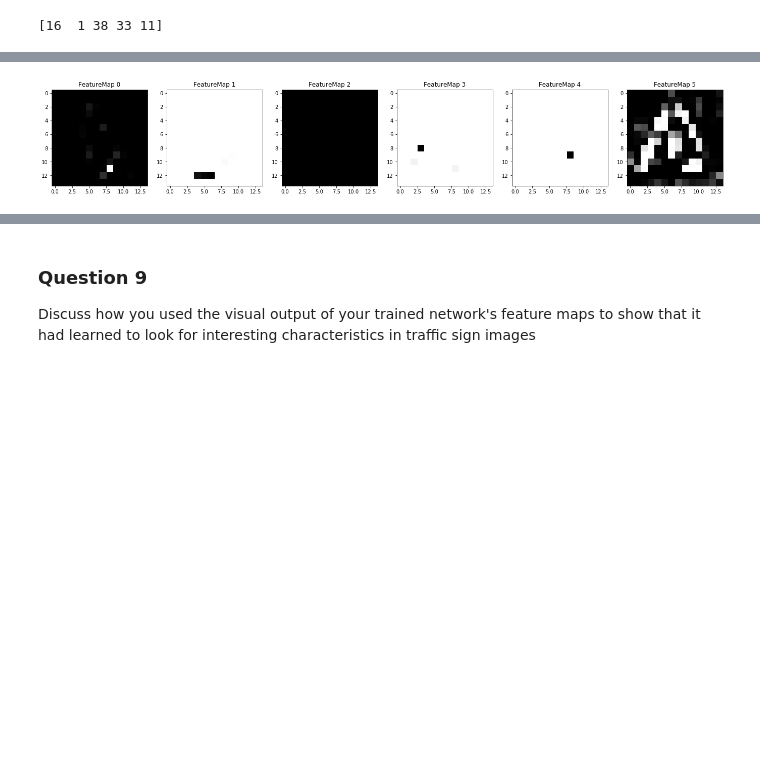
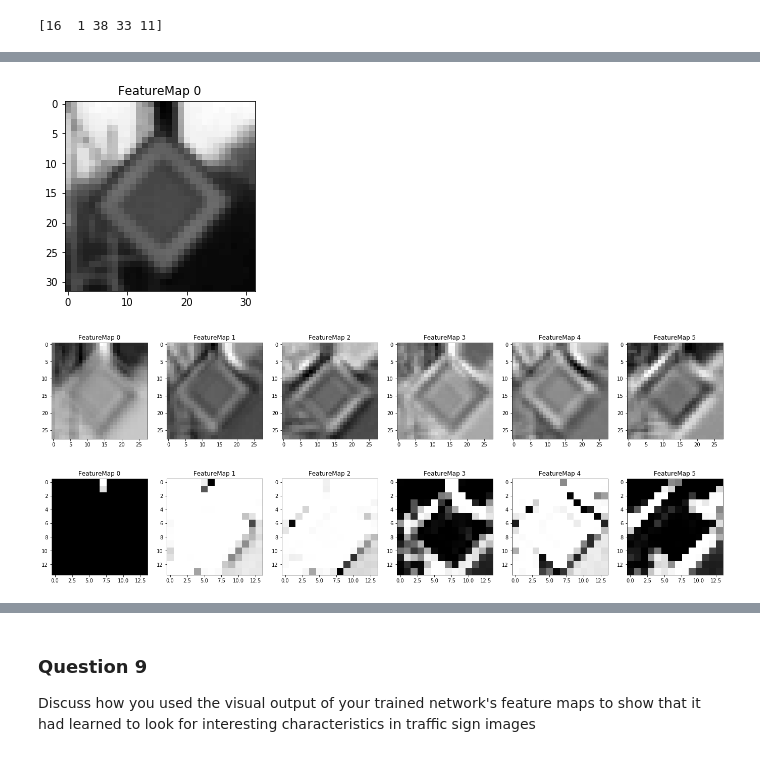
Before and after one commit to DolphinWorld/udacitySelfDrivingCourse, a Jupyter notebook: P2/Traffic_Sign_Classifier.ipynb, the cells around one changed output, grey strips where cells are left out. Cells and saved outputs as stored; diff of their text form; code cells hidden in the pictures; blank space fills up the shorter version.

```diff
--- a/P2/Traffic_Sign_Classifier.ipynb
+++ b/P2/Traffic_Sign_Classifier.ipynb
@@ -166,6 +170,10 @@ X_train, y_train = shuffle(X_train, y_train)
 from tensorflow.contrib.layers import flatten
 
 def LeNet(x):
+    global conv1_1
+    global conv1
+    global conv2_1
+    global conv2
     # Hyperparameters
     mu = 0
     sigma = 0.1
@@ -173,21 +181,21 @@ def LeNet(x):
     # SOLUTION: Layer 1: Convolutional. Input = 32x32x1. Output = 28x28x6.
     conv1_W = tf.Variable(tf.truncated_normal(shape=(5, 5, 1, 6), mean = mu, stddev = sigma))
     conv1_b = tf.Variable(tf.zeros(6))
-    conv1   = tf.nn.conv2d(x, conv1_W, strides=[1, 1, 1, 1], padding='VALID') + conv1_b
+    conv1_1   = tf.nn.conv2d(x, conv1_W, strides=[1, 1, 1, 1], padding='VALID') + conv1_b
 
     # SOLUTION: Activation.
-    conv1 = tf.nn.sigmoid(conv1)
+    conv1_2 = tf.nn.sigmoid(conv1_1)
 
     # SOLUTION: Pooling. Input = 28x28x6. Output = 14x14x6.
-    conv1 = tf.nn.max_pool(conv1, ksize=[1, 2, 2, 1], strides=[1, 2, 2, 1], padding='VALID')
+    conv1 = tf.nn.max_pool(conv1_2, ksize=[1, 2, 2, 1], strides=[1, 2, 2, 1], padding='VALID')
 
     # SOLUTION: Layer 2: Convolutional. Output = 10x10x16.
     conv2_W = tf.Variable(tf.truncated_normal(shape=(5, 5, 6, 16), mean = mu, stddev = sigma))
     conv2_b = tf.Variable(tf.zeros(16))
-    conv2   = tf.nn.conv2d(conv1, conv2_W, strides=[1, 1, 1, 1], padding='VALID') + conv2_b
+    conv2_1   = tf.nn.conv2d(conv1, conv2_W, strides=[1, 1, 1, 1], padding='VALID') + conv2_b
 
     # SOLUTION: Activation.
-    conv2 = tf.nn.sigmoid(conv2)
+    conv2 = tf.nn.sigmoid(conv2_1)
 
     # SOLUTION: Pooling. Input = 10x10x16. Output = 5x5x16.
     conv2 = tf.nn.max_pool(conv2, ksize=[1, 2, 2, 1], strides=[1, 2, 2, 1], padding='VALID')
@@ -459,85 +467,41 @@ For an example of what feature map outputs look like, check out NVIDIA's results
 
 # image_input: the test image being fed into the network to produce the feature maps
 # tf_activation: should be a tf variable name used during your training procedure that represents the calculated state of a specific weight layer
 # activation_min/max: can be used to view the activation contrast in more detail, by default matplot sets min and max to the actual min and max values of the output
 # plt_num: used to plot out multiple different weight feature map sets on the same block, just extend the plt number for each new feature map entry
 
 def outputFeatureMap(image_input, tf_activation, activation_min=-1, activation_max=-1 ,plt_num=1):
     # Here make sure to preprocess your image_input in a way your network expects
     # with size, normalization, ect if needed
     # image_input =
     # Note: x should be the same name as your network's tensorflow data placeholder variable
     # If you get an error tf_activation is not defined it maybe having trouble accessing the variable from inside a function
     activation = tf_activation.eval(session=sess,feed_dict={x : image_input})
     featuremaps = activation.shape[3]
     plt.figure(plt_num, figsize=(32,32))
     for featuremap in range(featuremaps):
         plt.subplot(6,8, featuremap+1) # sets the number of feature maps to show on each row and column
         plt.title('FeatureMap ' + str(featuremap)) # displays the feature map number
         if activation_min != -1 & activation_max != -1:
             plt.imshow(activation[0,:,:, featuremap], interpolation="nearest", vmin =activation_min, vmax=activation_max, cmap="gray")
         elif activation_max != -1:
             plt.imshow(activation[0,:,:, featuremap], interpolation="nearest", vmax=activation_max, cmap="gray")
         elif activation_min !=-1:
             plt.imshow(activation[0,:,:, featuremap], interpolation="nearest", vmin=activation_min, cmap="gray")
         else:
             plt.imshow(activation[0,:,:, featuremap], interpolation="nearest", cmap="gray")
 
-#outputFeatureMap(X_test_raw[0], conv1)
-#outputFeatureMap(X_test[10], conv1)
-mu = 0
-sigma = 0.1
-
-conv1_W = tf.Variable(tf.truncated_normal(shape=(5, 5, 1, 6), mean = mu, stddev = sigma))
-conv1_b = tf.Variable(tf.zeros(6))
-conv1_2d   = tf.nn.conv2d(x, conv1_W, strides=[1, 1, 1, 1], padding='VALID', name="conv1_var") + conv1_b
-
-# SOLUTION: Activation.
-conv1 = tf.nn.sigmoid(conv1_2d)
-
-# SOLUTION: Pooling. Input = 28x28x6. Output = 14x14x6.
-conv1 = tf.nn.max_pool(conv1, ksize=[1, 2, 2, 1], strides=[1, 2, 2, 1], padding='VALID')
-
-# SOLUTION: Layer 2: Convolutional. Output = 10x10x16.
-conv2_W = tf.Variable(tf.truncated_normal(shape=(5, 5, 6, 16), mean = mu, stddev = sigma))
-conv2_b = tf.Variable(tf.zeros(16))
-conv2_2d   = tf.nn.conv2d(conv1, conv2_W, strides=[1, 1, 1, 1], padding='VALID', name="conv2_var") + conv2_b
-
-# SOLUTION: Activation.
-conv2_2e = tf.nn.sigmoid(conv2_2d)
-
-# SOLUTION: Pooling. Input = 10x10x16. Output = 5x5x16.
-conv2 = tf.nn.max_pool(conv2_2e, ksize=[1, 2, 2, 1], strides=[1, 2, 2, 1], padding='VALID')
-
-# SOLUTION: Flatten. Input = 5x5x16. Output = 400.
-fc0   = flatten(conv2)
-
-# SOLUTION: Layer 3: Fully Connected. Input = 400. Output = 120.
-fc1_W = tf.Variable(tf.truncated_normal(shape=(400, 120), mean = mu, stddev = sigma))
-fc1_b = tf.Variable(tf.zeros(120))
-fc1   = tf.matmul(fc0, fc1_W) + fc1_b
-
-# SOLUTION: Activation.
-#fc1    = tf.nn.relu(fc1)
-fc1 = tf.nn.relu(fc1)
-
-# SOLUTION: Layer 4: Fully Connected. Input = 120. Output = 86.
-fc2_W  = tf.Variable(tf.truncated_normal(shape=(120, 86), mean = mu, stddev = sigma))
-fc2_b  = tf.Variable(tf.zeros(86))
-fc2    = tf.matmul(fc1, fc2_W) + fc2_b
-
-# SOLUTION: Activation.
-fc2 = tf.nn.sigmoid(fc2)
-
-# SOLUTION: Layer 6: Fully Connected. Input = 86. Output = 43.
-fc3_W  = tf.Variable(tf.truncated_normal(shape=(86, 43), mean = mu, stddev = sigma))
-fc3_b  = tf.Variable(tf.zeros(43))
-logits = tf.matmul(fc2, fc3_W) + fc3_b
-
 with tf.Session() as sess:
-    saver.restore(sess, tf.train.latest_checkpoint('.'))
+    # Restore variables from disk.
     sess.run(tf.global_variables_initializer())
-    tf_conv1 = sess.run(conv1, feed_dict={x: X_train})
-    outputFeatureMap(X_train, conv1, plt_num=1)
+    sess.run(conv2, feed_dict={x : grayPics, y:yArr})
+    outputFeatureMap(X_train, x, plt_num=0)
+    outputFeatureMap(X_train, conv1_1, plt_num=1)
+    outputFeatureMap(X_train, conv1, plt_num=2)
+    outputFeatureMap(X_train, conv2_1, plt_num=3)
+    outputFeatureMap(X_train, conv2, plt_num=4)
+    #print(sess.run(inside))
 # %% [output]
-[figure, old version]
+[figure, new version]
+[figure, added]
+[figure, added]
```
Also changed, not shown: parts of 4 cells of this notebook, 2 other files.
